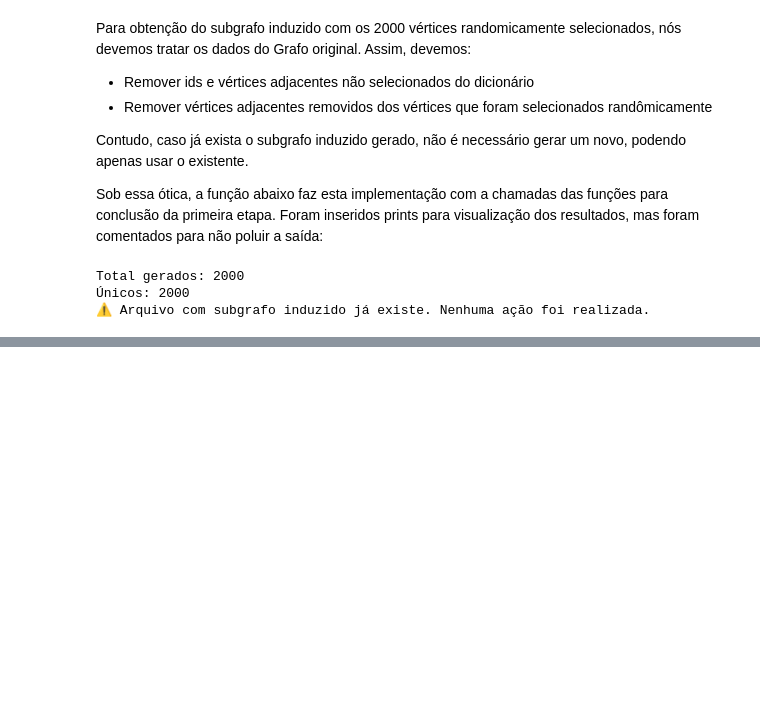
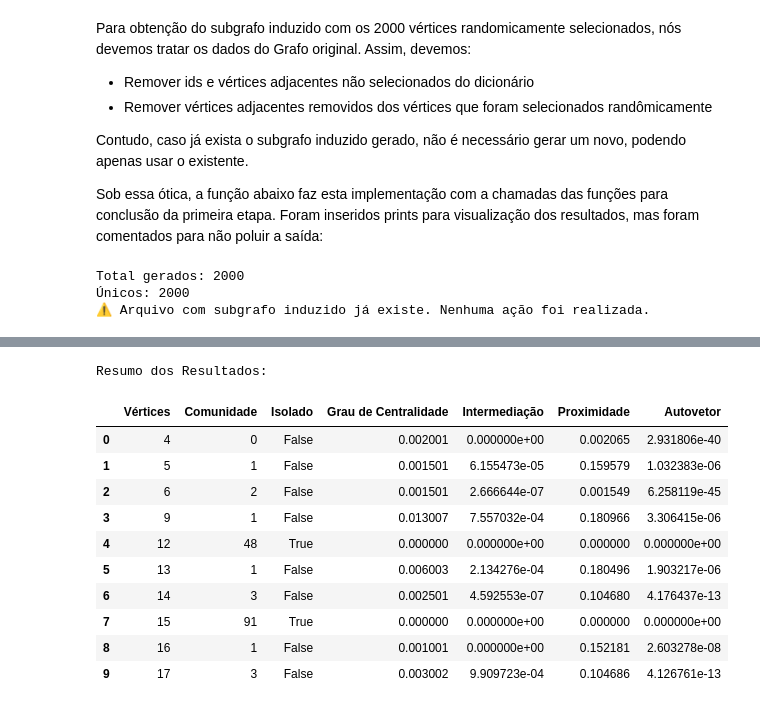
Before and after one commit to LeandroKornelius/Projeto1-TAG, a Jupyter notebook: main.ipynb, the cells around one changed output, grey strips where cells are left out. Cells and saved outputs as stored; diff of their text form; code cells hidden in the pictures; blank space fills up the shorter version.

Commit message:
:sparkles: feat: other parts and revised documentation

```diff
--- a/main.ipynb
+++ b/main.ipynb
@@ -128,0 +217,40 @@ G = build_graph("subgraph.txt", random_2000_vs)
+# %%
+vs = sorted(random_2000_vs)
+metrics = pd.DataFrame({"Vértices": vs})
+isolated_nodes = {n for n, d in G.degree() if d == 0}
+
+# Putting additional information (community and bool isolated)
+metrics["Comunidade"] = metrics["Vértices"].map(partition).astype(int)
+metrics["Isolado"] = metrics["Vértices"].apply(lambda v: v in isolated_nodes)
+
+# Maps values
+metrics["Grau de Centralidade"] = metrics["Vértices"].map(centrality_degree).fillna(0)
+metrics["Intermediação"] = metrics["Vértices"].map(betweenness).fillna(0)
+metrics["Proximidade"] = metrics["Vértices"].map(closeness).fillna(0)
+metrics["Autovetor"] = metrics["Vértices"].map(autovetor).fillna(0)
+
+# Attaching part 3 to graph
+nx.set_node_attributes(G, partition, "Comunidade")
+for _, row in metrics.iterrows():
+    node = row["Vértices"]
+    G.nodes[node]["Grau de Centralidade"] = row["Grau de Centralidade"]
+    G.nodes[node]["Intermediação"] = row["Intermediação"]
+    G.nodes[node]["Proximidade"] = row["Proximidade"]
+    G.nodes[node]["Autovetor"] = row["Autovetor"]
+    G.nodes[node]["Isolado"] = row["Isolado"]
+
+print("Resumo dos Resultados:")
+metrics.head(10)
+# %% [output]
+Resumo dos Resultados:
+|  | Vértices | Comunidade | Isolado | Grau de Centralidade | Intermediação | Proximidade | Autovetor |
+| 0 | 4 | 0 | False | 0.002001 | 0.000000e+00 | 0.002065 | 2.931806e-40 |
+| 1 | 5 | 1 | False | 0.001501 | 6.155473e-05 | 0.159579 | 1.032383e-06 |
+| 2 | 6 | 2 | False | 0.001501 | 2.666644e-07 | 0.001549 | 6.258119e-45 |
+| 3 | 9 | 1 | False | 0.013007 | 7.557032e-04 | 0.180966 | 3.306415e-06 |
+| 4 | 12 | 48 | True | 0.000000 | 0.000000e+00 | 0.000000 | 0.000000e+00 |
+| 5 | 13 | 1 | False | 0.006003 | 2.134276e-04 | 0.180496 | 1.903217e-06 |
+| 6 | 14 | 3 | False | 0.002501 | 4.592553e-07 | 0.104680 | 4.176437e-13 |
+| 7 | 15 | 91 | True | 0.000000 | 0.000000e+00 | 0.000000 | 0.000000e+00 |
+| 8 | 16 | 1 | False | 0.001001 | 0.000000e+00 | 0.152181 | 2.603278e-08 |
+| 9 | 17 | 3 | False | 0.003002 | 9.909723e-04 | 0.104686 | 4.126761e-13 |
```
Also changed, not shown: parts of 17 cells of this notebook.
